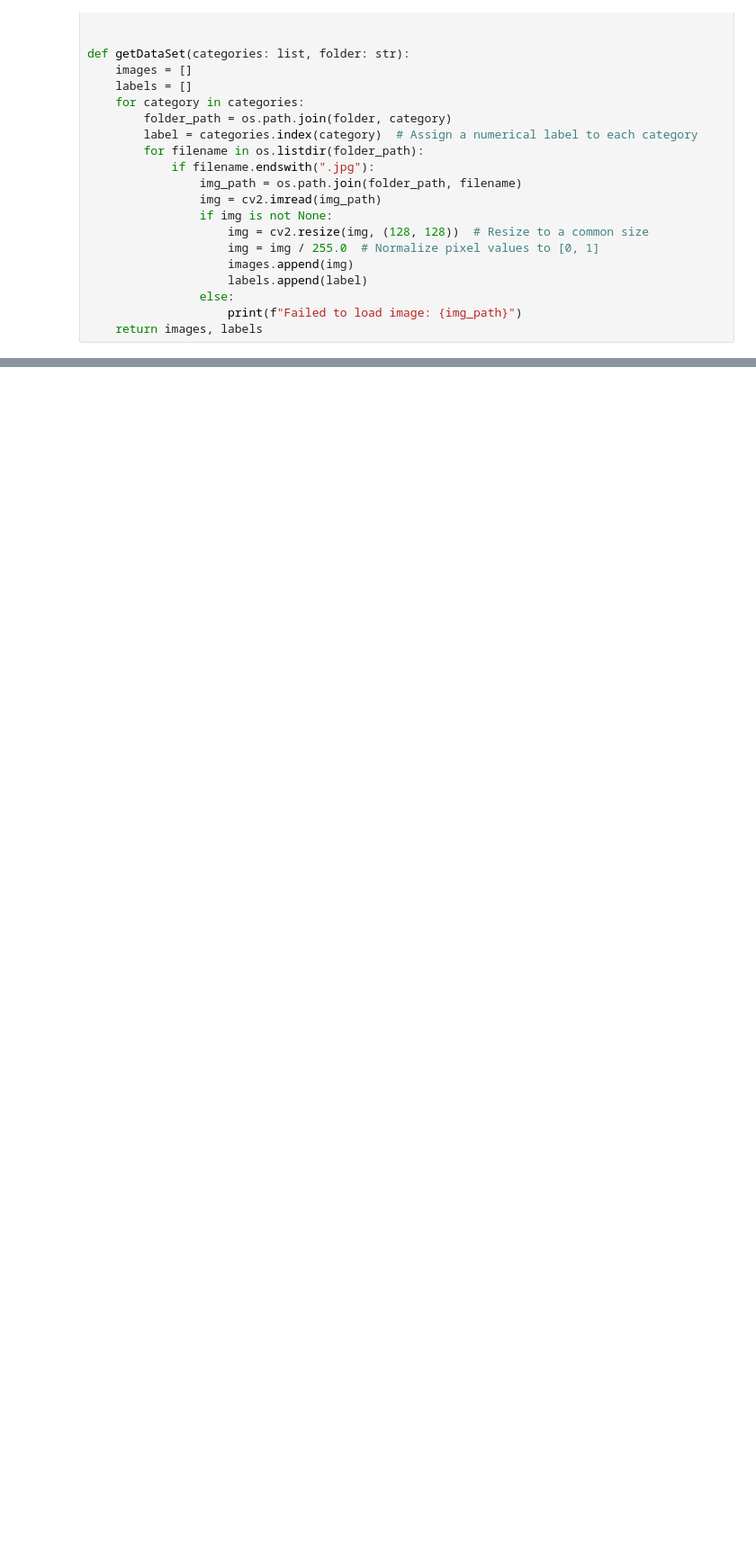
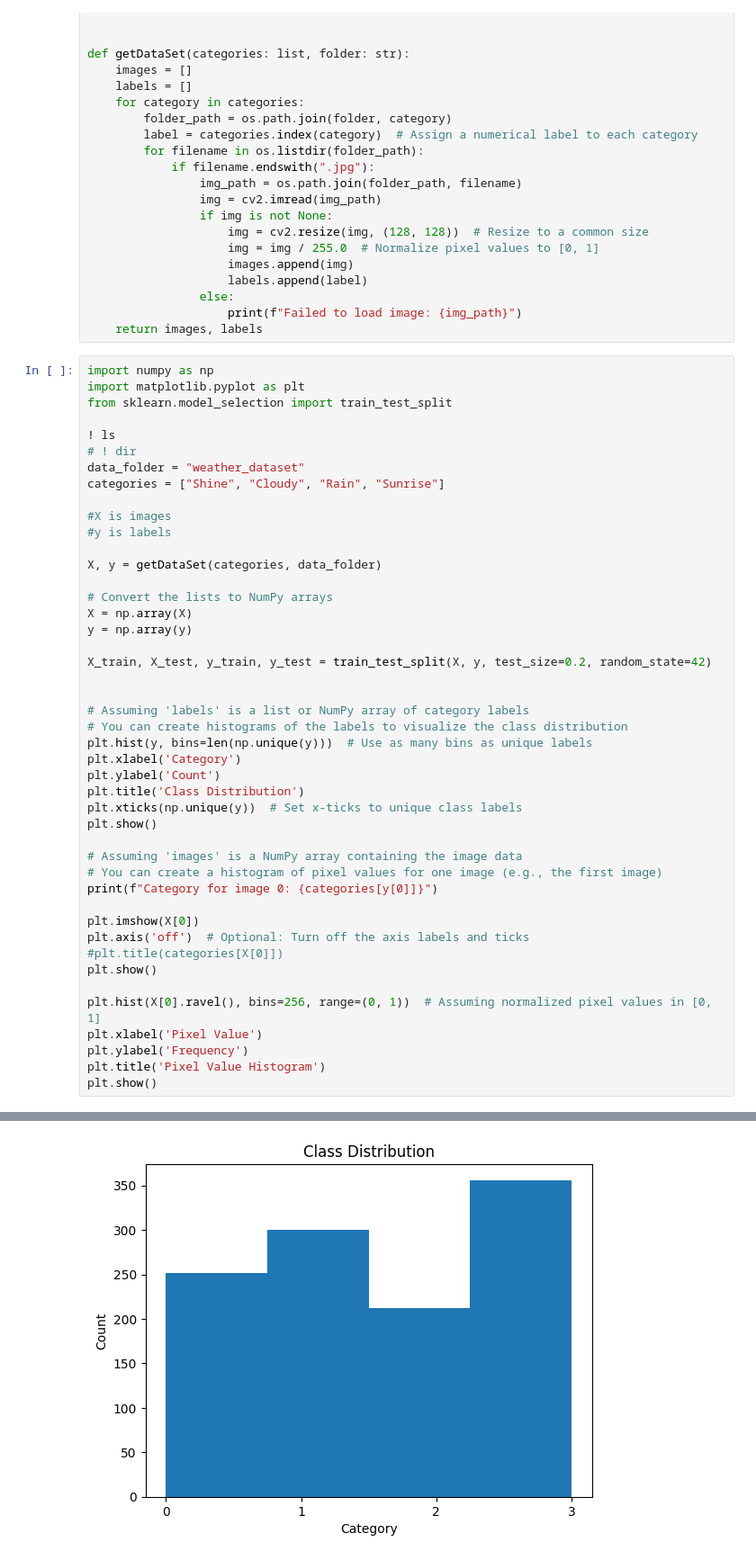
Before and after one commit to BjarkeKarlsen/mal12, a Jupyter notebook: O4/O4.ipynb, the cells around one changed output, grey strips where cells are left out. Shown: that part at 90% size. Drawn from its saved outputs; the diff is of its cells as text; blank space fills up the shorter version.

```diff
--- a/O4/O4.ipynb
+++ b/O4/O4.ipynb
@@ -58,3 +59,49 @@ def getDataSet(categories: list, folder: str):
                 else:
                     print(f"Failed to load image: {img_path}")
     return images, labels
+# %%
+import numpy as np
+import matplotlib.pyplot as plt
+from sklearn.model_selection import train_test_split
+
+! ls
+# ! dir
+data_folder = "weather_dataset"
+categories = ["Shine", "Cloudy", "Rain", "Sunrise"]
+
+#X is images
+#y is labels
+
+X, y = getDataSet(categories, data_folder)
+
+# Convert the lists to NumPy arrays
+X = np.array(X)
+y = np.array(y)
+
+X_train, X_test, y_train, y_test = train_test_split(X, y, test_size=0.2, random_state=42)
+
+
+# Assuming 'labels' is a list or NumPy array of category labels
+# You can create histograms of the labels to visualize the class distribution
+plt.hist(y, bins=len(np.unique(y)))  # Use as many bins as unique labels
+plt.xlabel('Category')
+plt.ylabel('Count')
+plt.title('Class Distribution')
+plt.xticks(np.unique(y))  # Set x-ticks to unique class labels
+plt.show()
+
+# Assuming 'images' is a NumPy array containing the image data
+# You can create a histogram of pixel values for one image (e.g., the first image)
+print(f"Category for image 0: {categories[y[0]]}")
+
+plt.imshow(X[0])
+plt.axis('off')  # Optional: Turn off the axis labels and ticks
+#plt.title(categories[X[0]])
+plt.show()
+
+plt.hist(X[0].ravel(), bins=256, range=(0, 1))  # Assuming normalized pixel values in [0, 1]
+plt.xlabel('Pixel Value')
+plt.ylabel('Frequency')
+plt.title('Pixel Value Histogram')
+plt.show()
+# %% [output]
@@ -60,0 +111 @@ def getDataSet(categories: list, folder: str):
+[figure, added]
```
Also changed, not shown: parts of 3 cells of this notebook, 1 other file.
